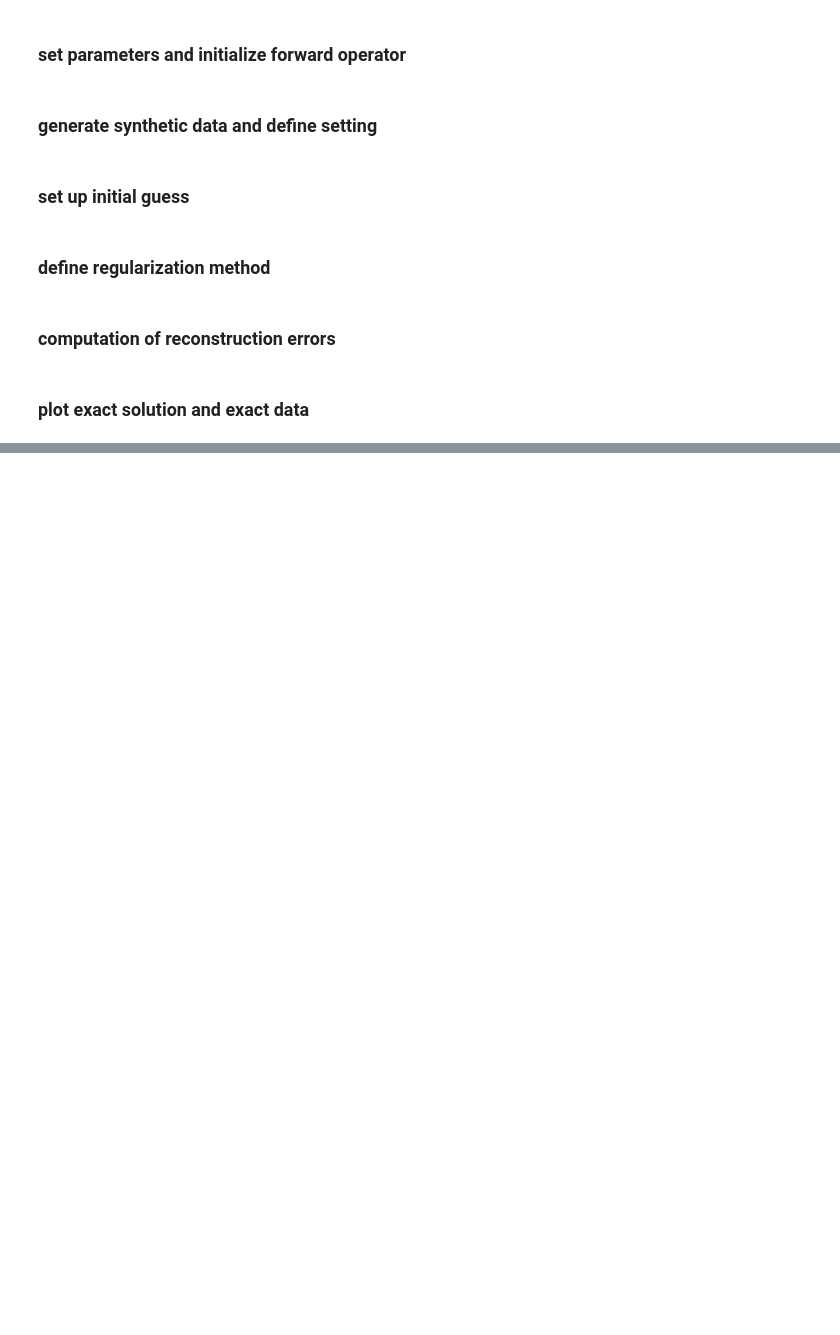
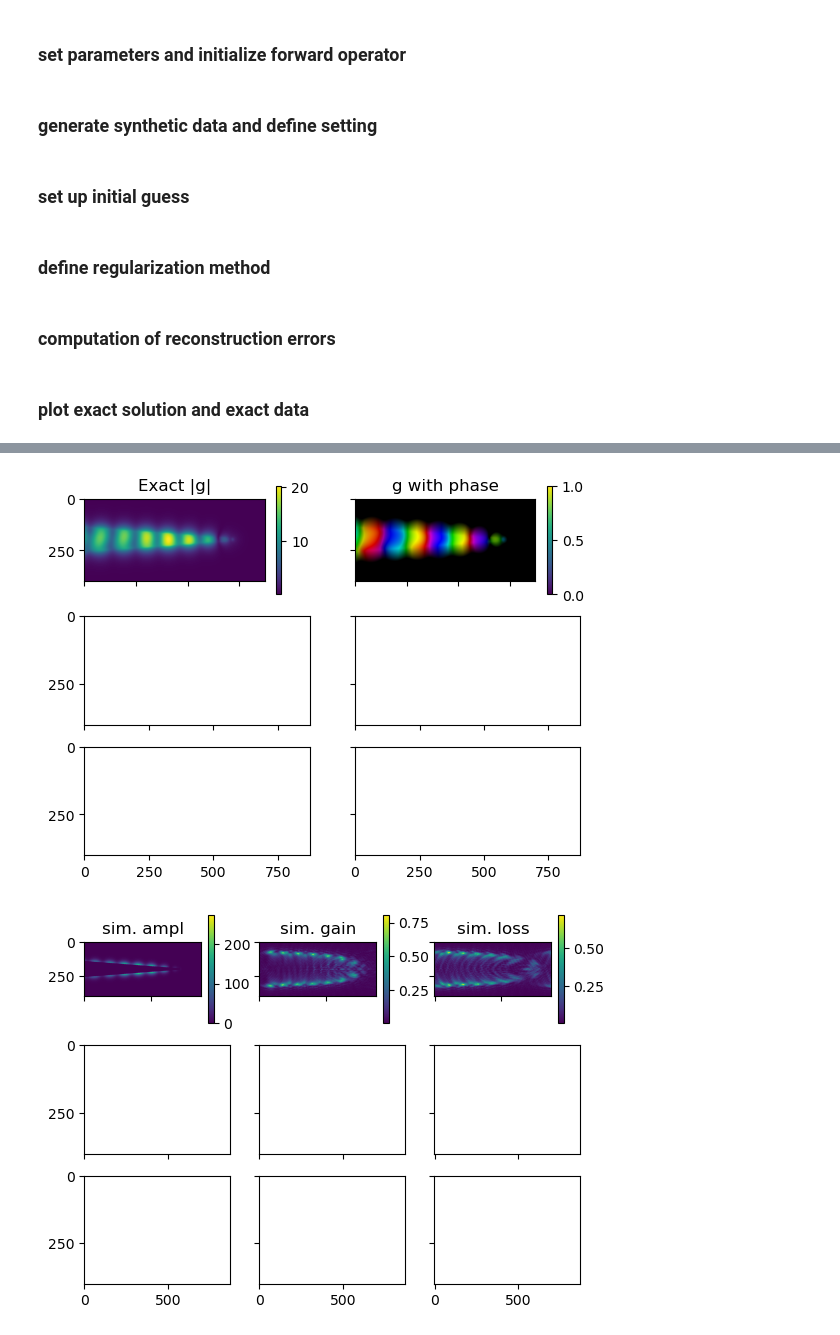
Before and after one commit to regpy/regpy, a Jupyter notebook: examples/g_inversion.ipynb, the cells around one changed output, grey strips where cells are left out. Drawn from its saved outputs; the diff is of its cells as text; code cells hidden in the pictures; blank space fills up the shorter version.

Commit message:
refinements in PINEM_g_inversion

```diff
--- a/examples/g_inversion.ipynb
+++ b/examples/g_inversion.ipynb
@@ -35,7 +35,7 @@ logging.basicConfig(
 ### conversion of complex numbers to RGB values for plotting g
 # %%
 def complex_to_rgb_log(z):
-    HSV = np.dstack( (np.mod(np.angle(z)/(2.*np.pi),1), 1.0*np.ones(z.shape), np.log(np.abs(z))/np.log(np.max((np.abs(z[:])))), ))
+    HSV = np.dstack( (np.mod(np.angle(z)/(2.*np.pi),1), 1.0*np.ones(z.shape), np.log(np.abs(z))/np.max(np.log((np.abs(z[:])))), ))
     return hsv_to_rgb(HSV)
 
 def complex_to_rgb(z):
@@ -337,7 +336,7 @@ if complex_g and amplitude_known==1:
     noisy_data0 = np.random.poisson(intensity_mod * exact_data_comp[0])/intensity_mod
     noisy_data1 = np.random.poisson(intensity * exact_data_comp[1])/intensity
     data = op.codomain.join(noisy_data0, noisy_data1)
-    Hcodomain0 = L2(grid, weights=(1+intensity_mod*exact_data_comp[0])/intensity_mod)
+    Hcodomain0 = L2(grid, weights=1e-7*(1+intensity_mod*exact_data_comp[0])/intensity_mod)
     data_comp = flat_codomain.split(data)
     Hcodomain1 = L2(grid, weights=(1+intensity*data_comp[1])/intensity)
     for j in range(2, len(flat_codomain)):
@@ -476,53 +477,32 @@ if not complex_g:
 else:
     ex_abs = np.abs(g_map)
     ex_phase = np.unwrap(np.angle(g_map.T)).T
-fig1 = imshow_fig(2, 2)
-if amplitude_known==0:
-    plotdata1 = [{'pos': (0, 0), 'data': np.abs(g_map), 'title': 'Exact |g|'}]
-else:
-    plotdata1 = [{'pos': (1, 0), 'data': ex_phase, 'title': 'arg(g)'}]
-#fig1.plot(plotdata1)
+fig1 = imshow_fig(3, 2)
+plotdata1 = [{'pos': (0, 0), 'data': np.abs(g_map.T), 'title': 'Exact |g|'},
+             {'pos': (0, 1), 'data': complex_to_rgb_log(g_map.T), 'title': 'g with phase'}]
+fig1.plot(plotdata1)
 
 data_comp = flat_codomain.split(data)
 nr_data = len(data_comp)
-fig2 = imshow_fig(2, nr_data+1)
-plot_data2 = [{'pos': (0, j), 'data': data_comp[j], 'title':'sim. data'}
+fig2 = imshow_fig(3, nr_data)
+plot_data2 = [{'pos': (0, j), 'data': data_comp[j].T, 'title':'sim. data'}
                 for j in range(nr_data)]
-plot_data2.append(
-    {'pos': (0, nr_data), 'data': data_comp[nr_data-1]-data_comp[nr_data-2], 'title': 'sim. gain-loss'})
-#fig2.plot(plot_data2)
+if nr_data ==3:
+    plot_data2[0]['title'] = 'sim. ampl'
+    plot_data2[1]['title'] = 'sim. gain'
+    plot_data2[2]['title'] = 'sim. loss'
 
-#if hasattr(solver, "nr_inner_its"):
-#    fig3, axs3 = plt.subplots(3, 1, sharex=False, sharey=False)
-#else:
-#    fig3, axs3 = plt.subplots(2, 1, sharex=False, sharey=False)
+#plot_data2.append(
+#    {'pos': (0, nr_data), 'data': data_comp[nr_data-1]-data_comp[nr_data-2], 'title': 'sim. gain-loss'})
 
+fig2.plot(plot_data2)
 
-reco_error1, reco_error2, reco_error3 = reconstruction_error(exact_solution, extension(init_vec_proj))
+if hasattr(solver, "nr_inner_its"):
+    fig3, axs3 = plt.subplots(3, 1, sharex=False, sharey=False)
+else:
+    fig3, axs3 = plt.subplots(2, 1, sharex=False, sharey=False)
 
-logging.info('rel. reconstruction errors step {}: modulus: {:1.4f}, phase: {:1.4f}, norm: {:1.4f}'.format(
-    0, reco_error1, reco_error2, reco_error3))
-stats = {'ampl_err': [reco_error1],
-            'phase_err': [reco_error2],
-            'complex_err': [reco_error3],
-            'residuals': [norm(solver.y-exact_data)/norm(exact_data)],
-            'nr_inner_steps': [0]}
-
-Newton_step=0
-reco = solver.x
-ereco = extension(reco)
-reco_data = solver.y
-
-if complex_g:
-    reco_amp = np.abs(ereco)
-    reco_phase = np.unwrap(np.angle(ereco.T)).T
-else:
-    reco_amp, reco_phase = op.domain.split(ereco)
-reco_phase += np.mean(ex_phase-reco_phase)
-reco_data_comp = flat_codomain.split(reco_data)
-ex_data_comp = flat_codomain.split(data)
-
-plot_reco(fig1,fig2,reco_amp,reco_phase,reco_data_comp,g_map,ex_data_comp,0)
-#savemat('./PINEM_tests/'+output_filename+'{}.mat'.format(Newton_step),
-#    {'reco_amp':reco_amp, 'reco_phase': reco_phase, 'stats': stats}
-#)
+stats = {'ampl_err': [], 'phase_err': [], 'complex_err': [], 'residuals': [], 'nr_inner_steps': []}
+plot_write_safe(solver.x,solver.y,fig1,fig2,axs3,0,
+    do_plottings=True,stats=stats,output_filename= output_filename)
+# %% [output]
@@ -528,0 +510,2 @@ plot_reco(fig1,fig2,reco_amp,reco_phase,reco_data_comp,g_map,ex_data_comp,0)
+[figure, added]
+[figure, added]
```
Also changed, not shown: parts of 12 cells of this notebook, 3 other files.
